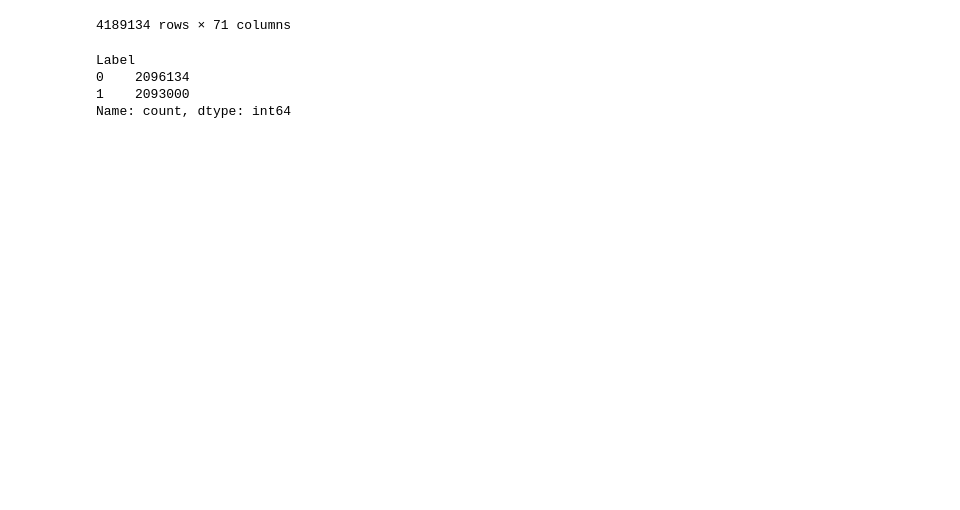
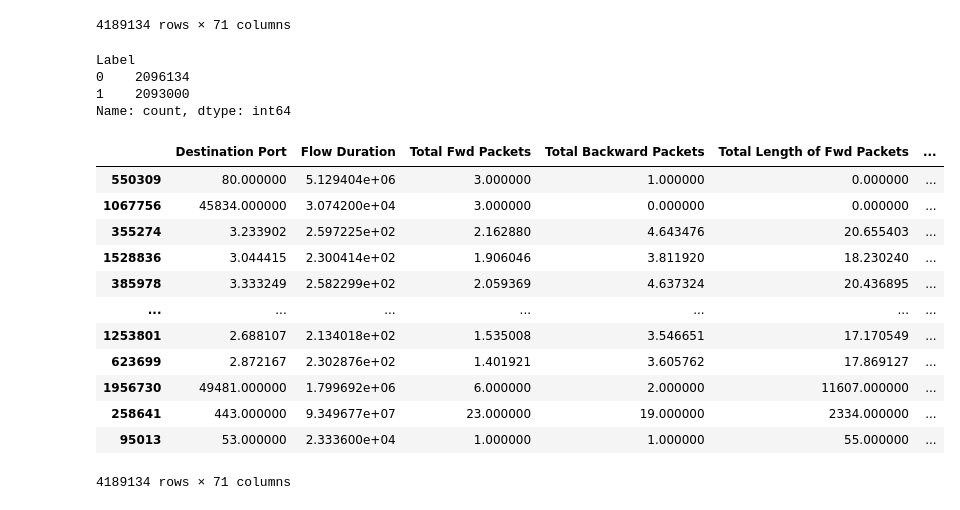
Before and after one commit to saatvik-t/Synthetic-Network-Data-Generator, a Jupyter notebook: SNDS_GAN.ipynb, the cells around one changed output. Drawn from its saved outputs; the diff is of its cells as text; code cells hidden in the pictures; blank space fills up the shorter version.

```diff
--- a/SNDS_GAN.ipynb
+++ b/SNDS_GAN.ipynb
@@ -281,3 +297,20 @@ Label
 0    2096134
 1    2093000
 Name: count, dtype: int64
+# %%
+df_synthetic = df_synthetic.sample(frac=1)
+df_synthetic
+# %% [output]
+|  | Destination Port | Flow Duration | Total Fwd Packets | Total Backward Packets | Total Length of Fwd Packets | ... |
+| 550309 | 80.000000 | 5.129404e+06 | 3.000000 | 1.000000 | 0.000000 | ... |
+| 1067756 | 45834.000000 | 3.074200e+04 | 3.000000 | 0.000000 | 0.000000 | ... |
+| 355274 | 3.233902 | 2.597225e+02 | 2.162880 | 4.643476 | 20.655403 | ... |
+| 1528836 | 3.044415 | 2.300414e+02 | 1.906046 | 3.811920 | 18.230240 | ... |
+| 385978 | 3.333249 | 2.582299e+02 | 2.059369 | 4.637324 | 20.436895 | ... |
+| ... | ... | ... | ... | ... | ... | ... |
+| 1253801 | 2.688107 | 2.134018e+02 | 1.535008 | 3.546651 | 17.170549 | ... |
+| 623699 | 2.872167 | 2.302876e+02 | 1.401921 | 3.605762 | 17.869127 | ... |
+| 1956730 | 49481.000000 | 1.799692e+06 | 6.000000 | 2.000000 | 11607.000000 | ... |
+| 258641 | 443.000000 | 9.349677e+07 | 23.000000 | 19.000000 | 2334.000000 | ... |
+| 95013 | 53.000000 | 2.333600e+04 | 1.000000 | 1.000000 | 55.000000 | ... |
+4189134 rows × 71 columns
```
Also changed, not shown: parts of 7 cells of this notebook.
